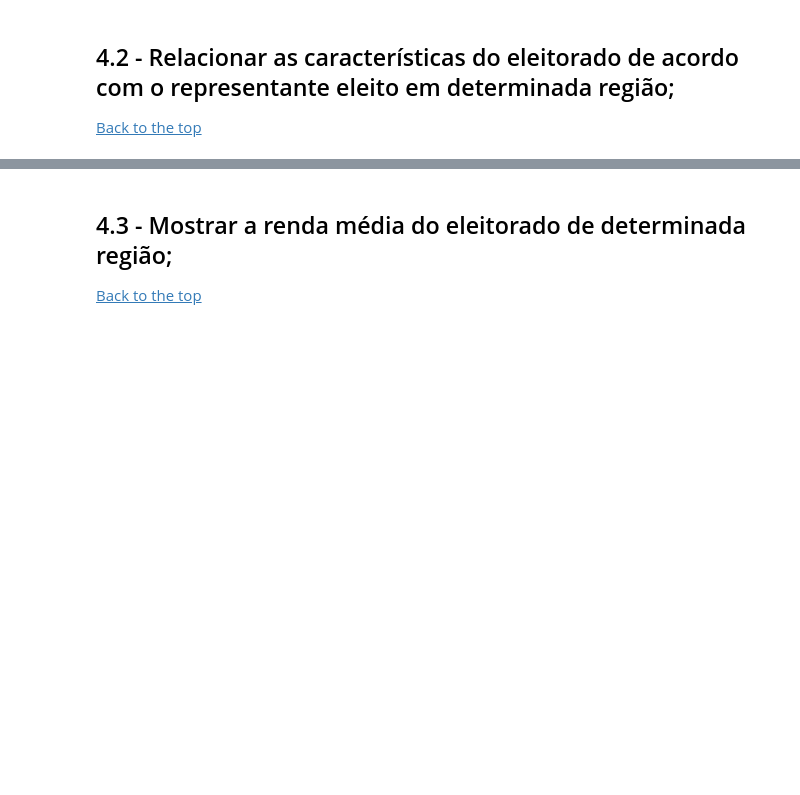
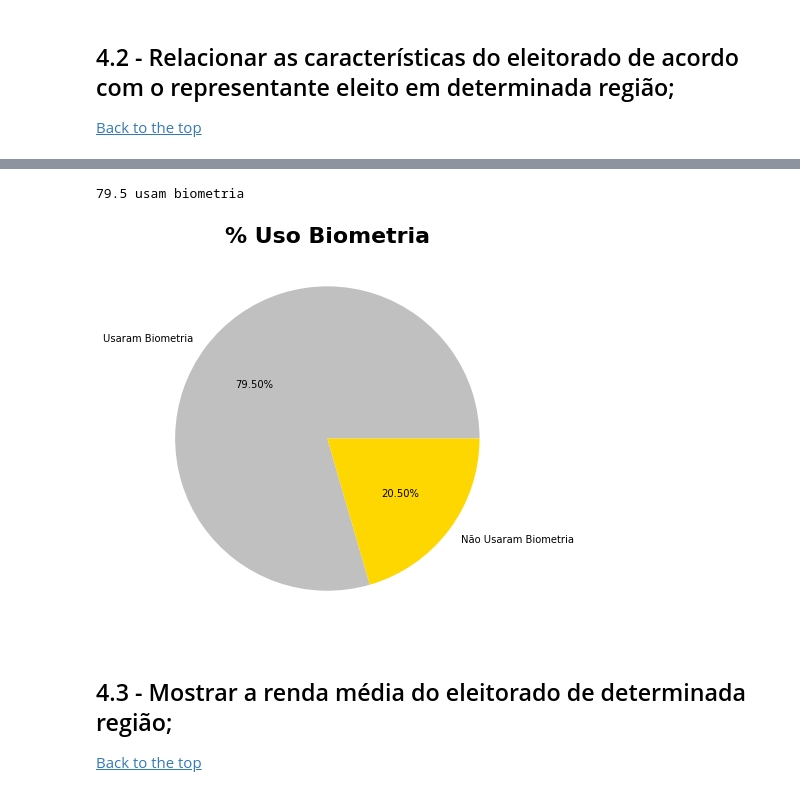
Before and after one commit to aerosdan/data-analysis, a Jupyter notebook: analise_dados_eleitorais.ipynb, the cells around one changed output, grey strips where cells are left out. Saved outputs shown, nothing was run; the diff lists cells and outputs as text; code cells hidden in the pictures; blank space fills up the shorter version.

```diff
--- a/analise_dados_eleitorais.ipynb
+++ b/analise_dados_eleitorais.ipynb
@@ -441,3 +444,17 @@ plt.show()
+# %%
+eleitores_biometria = df_perfil_eleitorado.QT_ELEITORES_BIOMETRIA.sum()
+pct_biometry_used = (eleitores_biometria/total_eleitores)*100
+
+print(f'{round(pct_biometry_used,2)} usam biometria')
+# %% [output]
+79.5 usam biometria
+# %%
+plt.figure(figsize=(15,7))
+plt.title('% Uso Biometria',fontdict=title_font)
+plt.pie([pct_biometry_used, 100-pct_biometry_used], labels=['Usaram Biometria', 'Não Usaram Biometria'], autopct='%2.2f%%', colors=['silver','gold'])
+plt.show()
+# %% [output]
+[figure, added]
 # %% [markdown]
 <a name="analysis_3"></a>
 ## 4.3 - Mostrar a renda média do eleitorado de determinada região;
```
Also changed, not shown: parts of 26 cells of this notebook.
